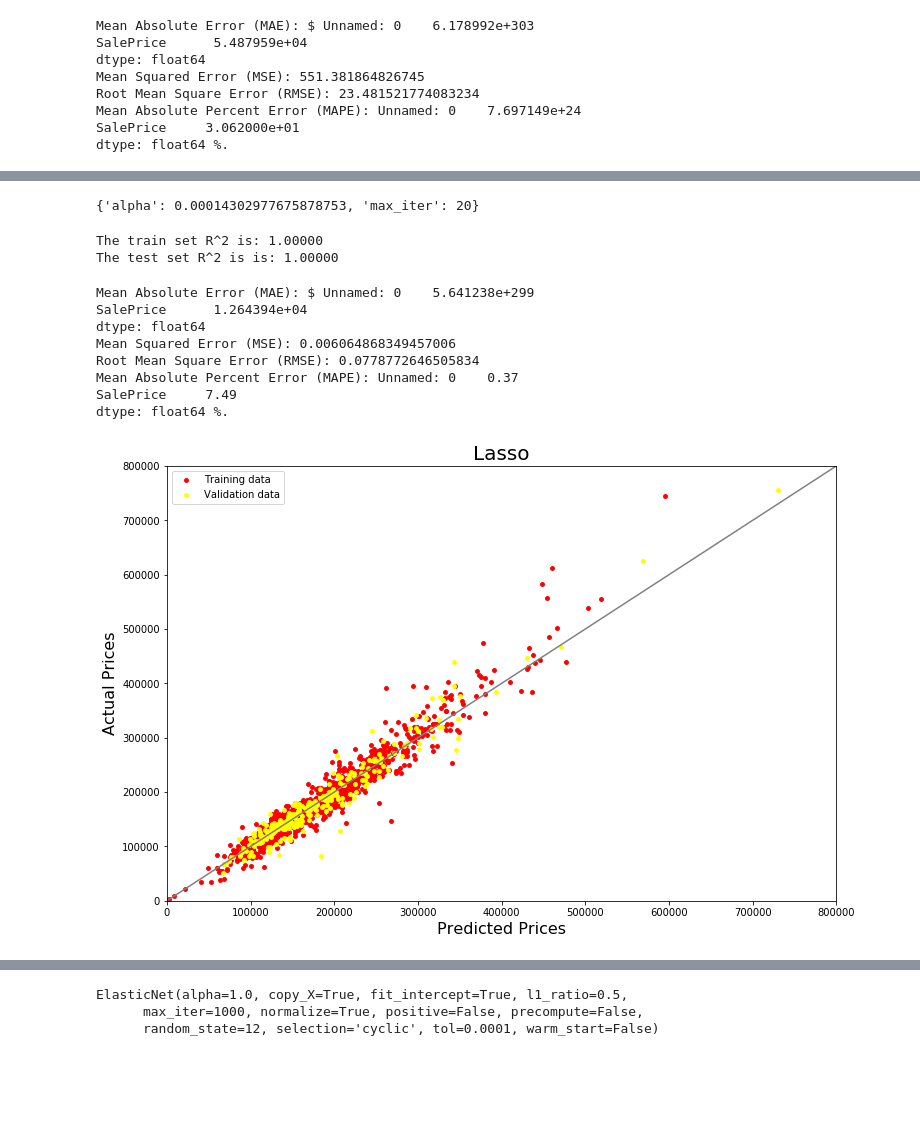
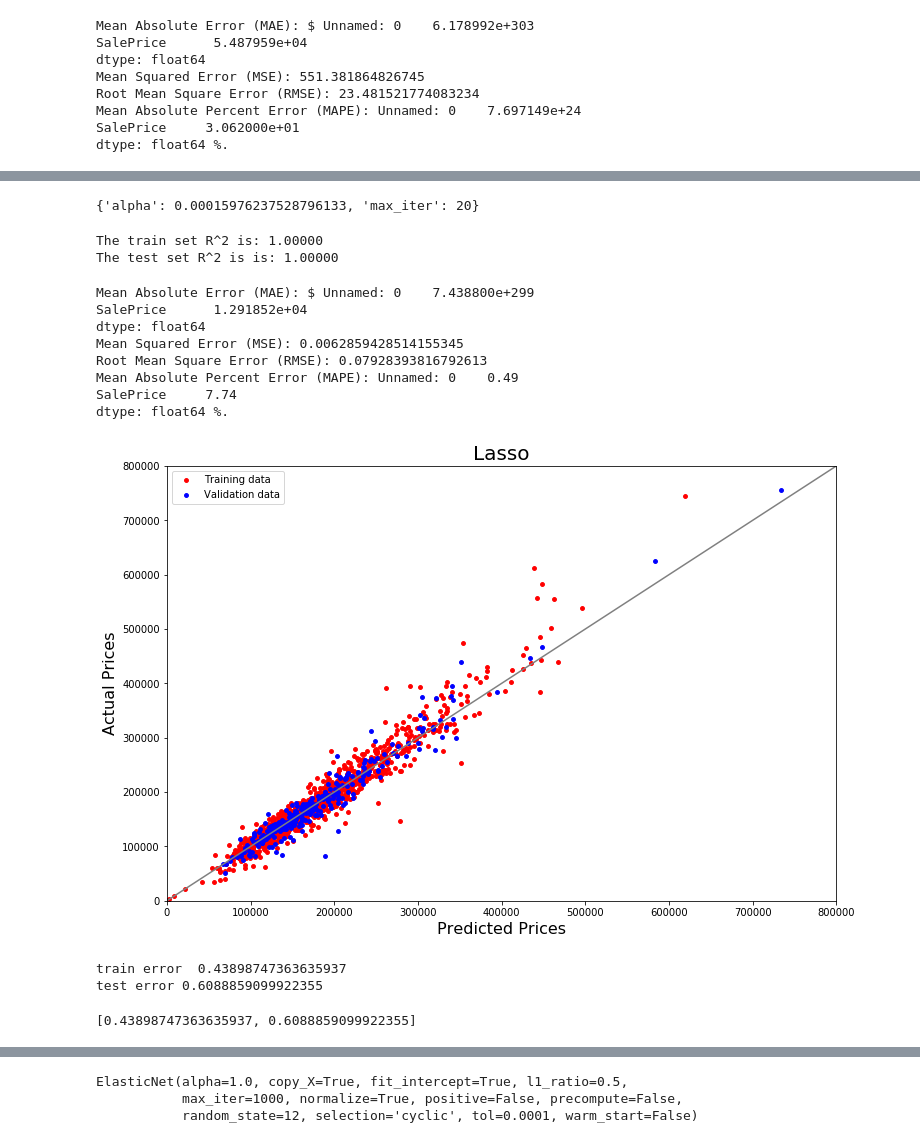
Before and after one commit to xc0878/Machine-Learning-Project, a Jupyter notebook: Yan_ML_Data/Yan_ML_update.ipynb, the cells around one changed output, grey strips where cells are left out. Cells and saved outputs as stored; diff of their text form; code cells hidden in the pictures; blank space fills up the shorter version.

```diff
--- a/Yan_ML_Data/Yan_ML_update.ipynb
+++ b/Yan_ML_Data/Yan_ML_update.ipynb
@@ -31,9 +31,8 @@ from sklearn import linear_model
 # from xgboost import XGBRegressor
 # from lightgbm import LGBMRegressor
 # %%
-train = pd.read_csv('train.csv')
-test = pd.read_csv('test.csv')
-train=train.append(test)
+train = pd.read_csv('/Users/Muyan/Desktop/ML_Project/train.csv')
+test = pd.read_csv('/Users/Muyan/Desktop/ML_Project/test.csv')
 # %%
 print(train.shape)
 print(test.shape)
@@ -401,10 +396,10 @@ y_test.to_csv('y_test.csv')
 # %%
 # Modeling
 # %%
-X_train = pd.read_csv('X_train.csv')
-y_train = pd.read_csv('y_train.csv', names=['Unnamed: 0', 'SalePrice'])
-X_test = pd.read_csv('X_test.csv')
-y_test = pd.read_csv('y_test.csv', names=['Unnamed: 0', 'SalePrice'])
+X_train = pd.read_csv('/Users/Muyan/Desktop/ML_Project/Yan_ML_Data/X_train.csv')
+y_train = pd.read_csv('/Users/Muyan/Desktop/ML_Project/Yan_ML_Data/y_train.csv', names=['Unnamed: 0', 'SalePrice'])
+X_test = pd.read_csv('/Users/Muyan/Desktop/ML_Project/Yan_ML_Data/X_test.csv')
+y_test = pd.read_csv('/Users/Muyan/Desktop/ML_Project/Yan_ML_Data/y_test.csv', names=['Unnamed: 0', 'SalePrice'])
 # %%
 lasso = linear_model.Lasso(normalize = True)
 
@@ -464,7 +467,7 @@ GridSearchCV(cv=None, error_score='raise',
 # get the best parameters
 grid_search_lasso.best_params_
 # %% [output]
-{'alpha': 0.00014302977675878753, 'max_iter': 20}
+{'alpha': 0.00015976237528796133, 'max_iter': 20}
 # %%
 # Prediction using the tuned parameters
 grid_lasso = grid_search_lasso.best_estimator_
@@ -490,29 +493,29 @@ print('Root Mean Square Error (RMSE):', np.sqrt(mean_squared_error(y_test, grid_
 mape = 100 * (errors / np.expm1(y_test))
 print('Mean Absolute Percent Error (MAPE):', round(np.mean(mape), 2), '%.')
 # %% [output]
-Mean Absolute Error (MAE): $ Unnamed: 0    5.641238e+299
-SalePrice      1.264394e+04
+Mean Absolute Error (MAE): $ Unnamed: 0    7.438800e+299
+SalePrice      1.291852e+04
 dtype: float64
-Mean Squared Error (MSE): 0.006064868349457006
-Root Mean Square Error (RMSE): 0.0778772646505834
-Mean Absolute Percent Error (MAPE): Unnamed: 0    0.37
-SalePrice     7.49
+Mean Squared Error (MSE): 0.0062859428514155345
+Root Mean Square Error (RMSE): 0.07928393816792613
+Mean Absolute Percent Error (MAPE): Unnamed: 0    0.49
+SalePrice     7.74
 dtype: float64 %.
 # %%
 y_train_lasso = grid_lasso.predict(X_train)
 y_test_lasso = grid_lasso.predict(X_test)
 
 # Plot predictions
 plt.figure(figsize=(12,8))
 plt.scatter(np.expm1(y_train_lasso), np.expm1(y_train), c='red', marker="o", s=15, label = "Training data")
-plt.scatter(np.expm1(y_test_lasso), np.expm1(y_test), c='yellow', marker='o', s=15, label = "Validation data")
+plt.scatter(np.expm1(y_test_lasso), np.expm1(y_test), c='blue', marker='o', s=15, label = "Validation data")
 plt.title("Lasso", fontsize = 20)
 plt.xlabel("Predicted Prices", fontsize = 16)
 plt.ylabel("Actual Prices", fontsize = 16)
 plt.xlim(0, 800000)
 plt.ylim(0, 800000)
 plt.legend(loc = "upper left")
 plt.plot([0, 800000], [0, 800000], c = "grey")
 plt.show()
 # %% [output]
-[figure, old version]
+[figure, new version]
@@ -518,0 +526,9 @@ plt.show()
+# %%
+ridge = Ridge(alpha=7, copy_X=True, fit_intercept=True, max_iter=None,
+      normalize=False, random_state=108, solver='auto', tol=0.001)
+ridge.fit(X_train, y_train)
+get_error(X_train,y_train,X_test,y_test,ridge, True,False)
+# %% [output]
+train error  0.43898747363635937
+test error 0.6088859099922355
+[0.43898747363635937, 0.6088859099922355]
```
Also changed, not shown: parts of 90 cells of this notebook.
